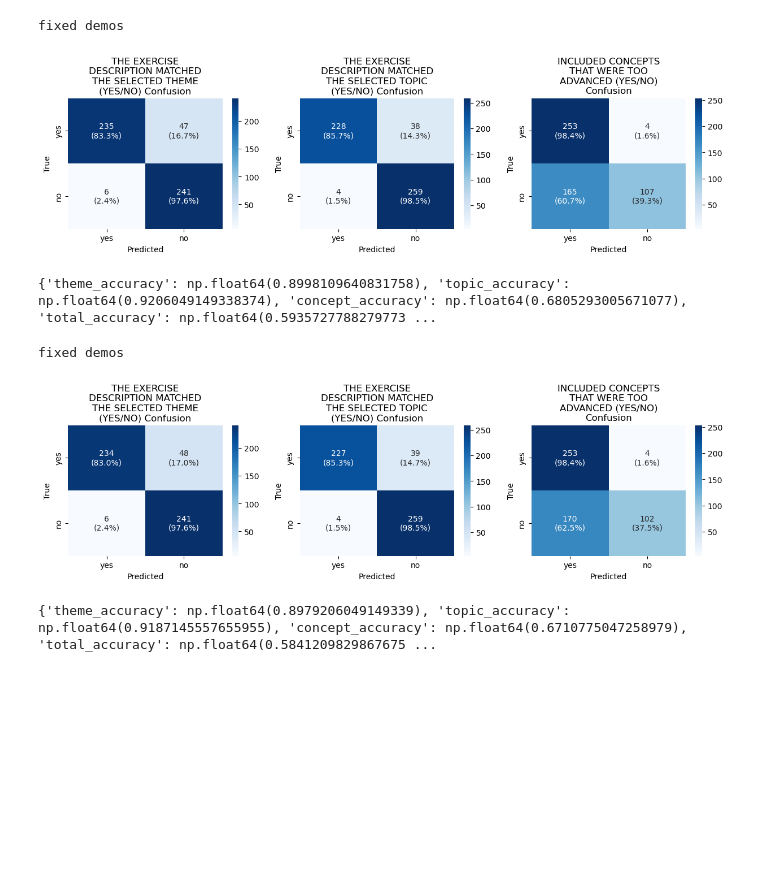
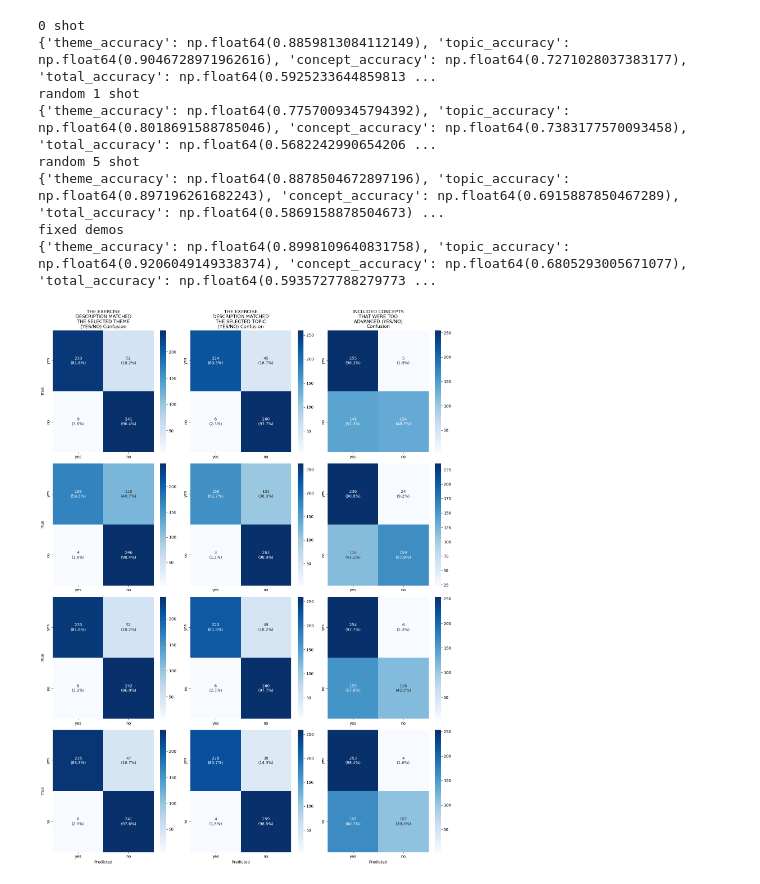
Before and after one commit to AleksiKaa/mscthesis, a Jupyter notebook: src/notebooks/results/compare_results.ipynb, the cells around one changed output. Cells and saved outputs as stored; diff of their text form; code cells hidden in the pictures; blank space fills up the shorter version.

```diff
--- a/src/notebooks/results/compare_results.ipynb
+++ b/src/notebooks/results/compare_results.ipynb
@@ -16,20 +16,29 @@ from utils.plots import calculate_accuracy, plot_confusion_matrices, plot_distri
 # %%
 # With concept guardrails in system prompt and list of allowed concepts in user prompt
 csvs = [
-    #("./outputs/results/batch_16797818_result.csv", "0 shot"),
-    #("./outputs/results/batch_16797819_result.csv", "random 1 shot"),
-    #("./outputs/results/batch_16797820_result.csv", "random 5 shot"),
+    ("./outputs/results/batch_16797818_result.csv", "0 shot"),
+    ("./outputs/results/batch_16797819_result.csv", "random 1 shot"),
+    ("./outputs/results/batch_16797820_result.csv", "random 5 shot"),
     ("./outputs/results/batch_16797821_result.csv", "fixed demos"),
 ]
 # %%
-for path, note in csvs:
+fig, axes = plt.subplots(len(csvs), 3, figsize=(15, 5 * len(csvs)))
+
+for i, ((path, note), ax) in enumerate(zip(csvs, axes)):
     print(note)
     df = pd.read_csv(path, sep=";")
-    fig, axes = plt.subplots(1, 3, figsize=(15, 3))
-    plot_confusion_matrices(df, axes)
-    plt.show()
+    plot_confusion_matrices(df, ax, use_title=True if i == 0 else False, xlabel="Predicted" if i == (len(csvs) - 1) else "", ylabel="True")
     print(calculate_accuracy(df))
+
+fig.tight_layout()
+plt.show()
 # %% [output]
+0 shot
+{'theme_accuracy': np.float64(0.8859813084112149), 'topic_accuracy': np.float64(0.9046728971962616), 'concept_accuracy': np.float64(0.7271028037383177), 'total_accuracy': np.float64(0.5925233644859813 ...
+random 1 shot
+{'theme_accuracy': np.float64(0.7757009345794392), 'topic_accuracy': np.float64(0.8018691588785046), 'concept_accuracy': np.float64(0.7383177570093458), 'total_accuracy': np.float64(0.5682242990654206 ...
+random 5 shot
+{'theme_accuracy': np.float64(0.8878504672897196), 'topic_accuracy': np.float64(0.897196261682243), 'concept_accuracy': np.float64(0.6915887850467289), 'total_accuracy': np.float64(0.5869158878504673) ...
 fixed demos
+{'theme_accuracy': np.float64(0.8998109640831758), 'topic_accuracy': np.float64(0.9206049149338374), 'concept_accuracy': np.float64(0.6805293005671077), 'total_accuracy': np.float64(0.5935727788279773 ...
-[figure, old version]
+[figure, new version]
-{'theme_accuracy': np.float64(0.8998109640831758), 'topic_accuracy': np.float64(0.9206049149338374), 'concept_accuracy': np.float64(0.6805293005671077), 'total_accuracy': np.float64(0.5935727788279773 ...
@@ -44,15 +45,3 @@ csvs = [
-# %%
-for path, note in csvs:
-    print(note)
-    df = pd.read_csv(path, sep=";")
-    fig, axes = plt.subplots(1, 3, figsize=(15, 3))
-    plot_confusion_matrices(df, axes)
-    plt.show()
-    print(calculate_accuracy(df))
-# %% [output]
-fixed demos
-[figure, removed]
-{'theme_accuracy': np.float64(0.8979206049149339), 'topic_accuracy': np.float64(0.9187145557655955), 'concept_accuracy': np.float64(0.6710775047258979), 'total_accuracy': np.float64(0.5841209829867675 ...
 # %%
 # Without concept guardrails in system prompt and with list of allowed concepts in user prompt
 csvs = [
```
Also changed, not shown: parts of 4 cells of this notebook, 3 other files.
